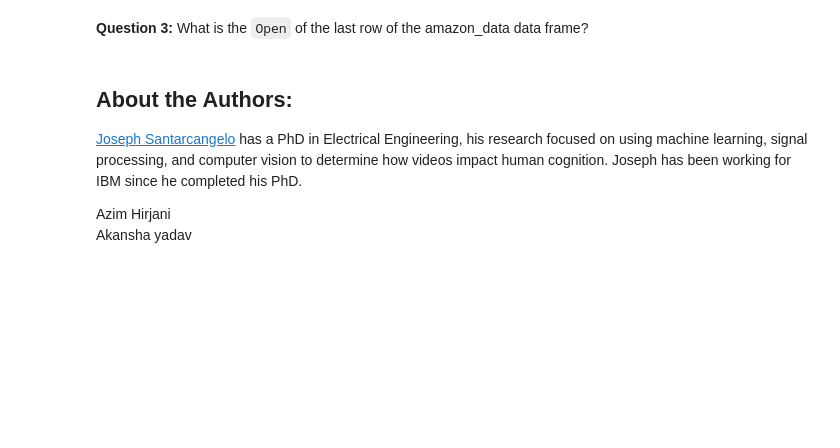
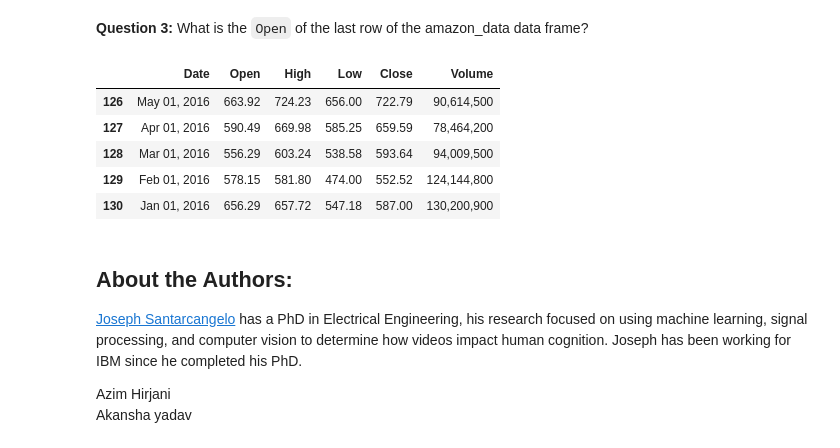
Before and after one commit to tmmendoza29/Coursera, a Jupyter notebook: Python Project/Final Assignment Webscraping.ipynb, the cells around one changed output. Cells and saved outputs as stored; diff of their text form; code cells hidden in the pictures; blank space fills up the shorter version.

```diff
--- a/Python Project/Final Assignment Webscraping.ipynb
+++ b/Python Project/Final Assignment Webscraping.ipynb
@@ -353,18 +353,18 @@ bs4.BeautifulSoup
 # %% [markdown]
 Using BeautifulSoup, extract the table with historical share prices and store it into a data frame named `amazon_data`. The data frame should have columns Date, Open, High, Low, Close, Adj Close, and Volume. Fill in each variable with the correct data from the list `col`.
 # %%
-amazon_data = pd.DataFrame(columns=["Date", "Open", "High", "Low", "Close", "Volume"])
+amazon_data = pd.DataFrame(columns=["Date", "Open", "High", "Low", "Close", "Adj Close", "Volume"])
 
 for row in soup.find("tbody").find_all("tr"):
     col = row.find_all("td")
-    date = #ADD_CODE
-    Open = #ADD_CODE
-    high = #ADD_CODE
-    low = #ADD_CODE
-    close = #ADD_CODE
-    adj_close = #ADD_CODE
-    volume = #ADD_CODE
+    date =  col[0].text
+    Open = col[1].text
+    high = col[2].text
+    low = col[3].text
+    close = col[4].text
+    adj_close = col[5].text
+    volume = col[6].text
 
-    amazon_data = amazon_data.append({"Date":date, "Open":Open, "High":high, "Low":low, "Close":close, "Adj Close":adj_close, "Volume":volume}, ignore_index=True)
+    netflix_data.loc[len(netflix_data)] = {"Date": date, "Open": Open, "High": high, "Low": low, "Close": close, "Adj Close": adj_close, "Volume": volume}
 # %% [markdown]
 Print out the first five rows of the `amazon_data` data frame you created.
@@ -372,6 +381,15 @@ Print out the first five rows of the `amazon_data` data frame you created.
 <b>Question 2:</b> What are the names of the columns in the data frame?
 # %% [markdown]
 <b>Question 3:</b> What is the `Open` of the last row of the amazon_data data frame?
+# %%
+netflix_data.tail()
+# %% [output]
+|  | Date | Open | High | Low | Close | Volume |
+| 126 | May 01, 2016 | 663.92 | 724.23 | 656.00 | 722.79 | 90,614,500 |
+| 127 | Apr 01, 2016 | 590.49 | 669.98 | 585.25 | 659.59 | 78,464,200 |
+| 128 | Mar 01, 2016 | 556.29 | 603.24 | 538.58 | 593.64 | 94,009,500 |
+| 129 | Feb 01, 2016 | 578.15 | 581.80 | 474.00 | 552.52 | 124,144,800 |
+| 130 | Jan 01, 2016 | 656.29 | 657.72 | 547.18 | 587.00 | 130,200,900 |
 # %% [markdown]
 <h2>About the Authors:</h2>
 
```
Also changed, not shown: parts of 3 cells of this notebook.
